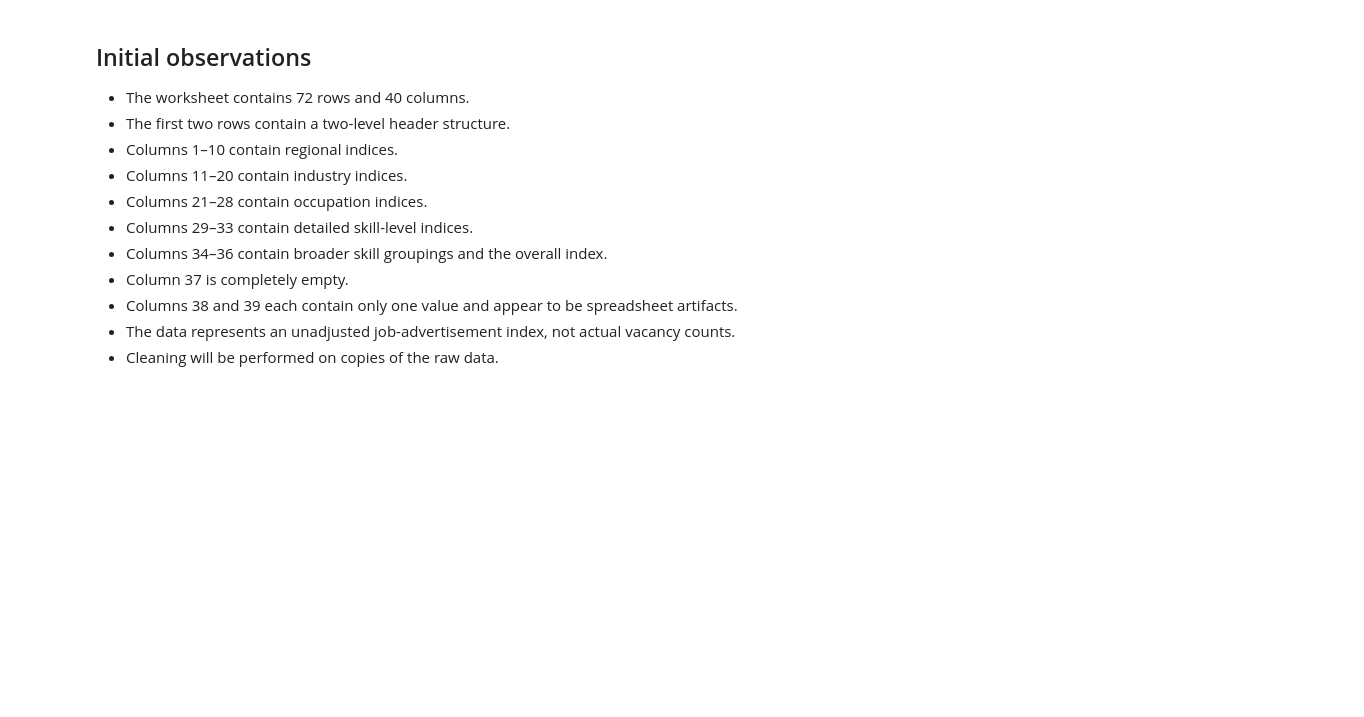
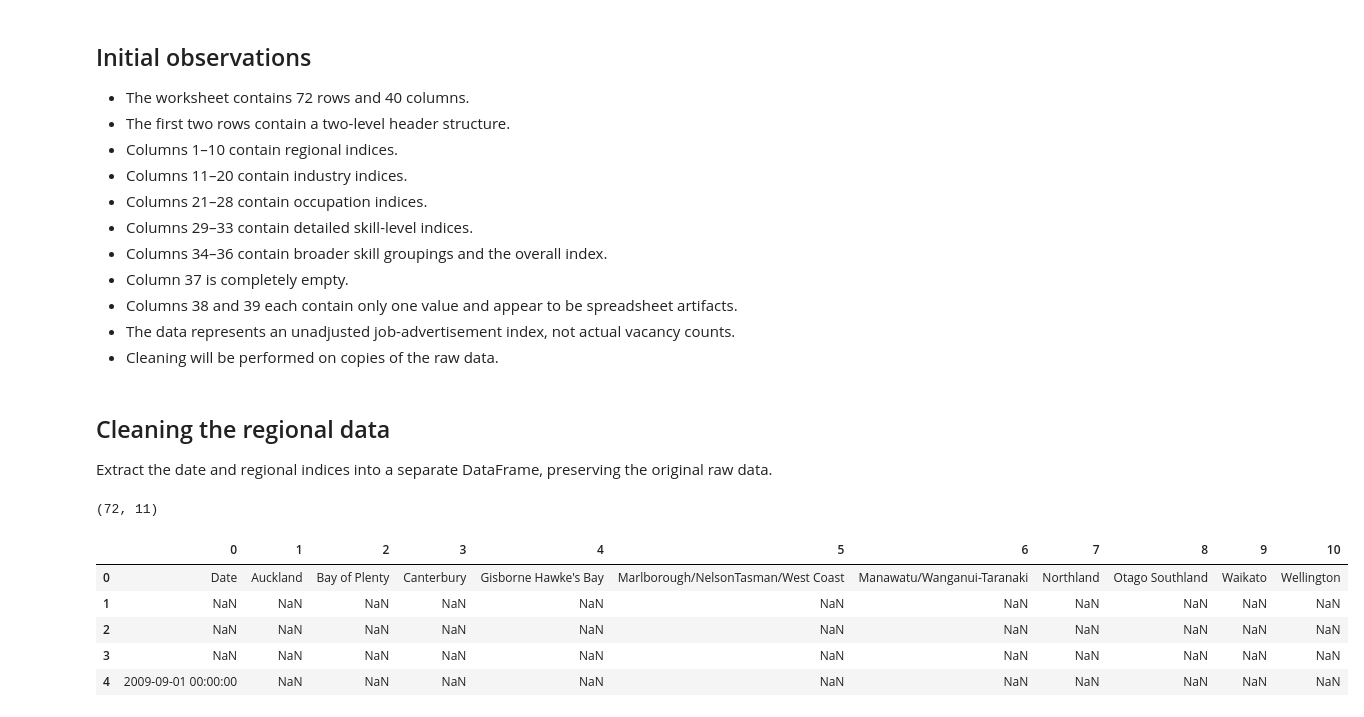
Before and after one commit to kamalpreetsinghh/nz-job-market-data-analysis, a Jupyter notebook: notebooks/01_data_loading.ipynb, the cells around one changed output. Cells and saved outputs as stored; diff of their text form; code cells hidden in the pictures; blank space fills up the shorter version.

```diff
--- a/notebooks/01_data_loading.ipynb
+++ b/notebooks/01_data_loading.ipynb
@@ -153,3 +153,22 @@ dtype: int64
 - Columns 38 and 39 each contain only one value and appear to be spreadsheet artifacts.
 - The data represents an unadjusted job-advertisement index, not actual vacancy counts.
 - Cleaning will be performed on copies of the raw data.
+# %% [markdown]
+## Cleaning the regional data
+
+Extract the date and regional indices into a separate DataFrame, preserving the original raw data.
+# %%
+regional_raw = quarterly_raw.iloc[:, :11].copy()
+
+regional_raw.shape
+# %% [output]
+(72, 11)
+# %%
+regional_raw.head()
+# %% [output]
+|  | 0 | 1 | 2 | 3 | 4 | 5 | 6 | 7 | 8 | 9 | 10 |
+| 0 | Date | Auckland | Bay of Plenty | Canterbury | Gisborne Hawke's Bay | Marlborough/NelsonTasman/West Coast | Manawatu/Wanganui-Taranaki | Northland | Otago Southland | Waikato | Wellington |
+| 1 | NaN | NaN | NaN | NaN | NaN | NaN | NaN | NaN | NaN | NaN | NaN |
+| 2 | NaN | NaN | NaN | NaN | NaN | NaN | NaN | NaN | NaN | NaN | NaN |
+| 3 | NaN | NaN | NaN | NaN | NaN | NaN | NaN | NaN | NaN | NaN | NaN |
+| 4 | 2009-09-01 00:00:00 | NaN | NaN | NaN | NaN | NaN | NaN | NaN | NaN | NaN | NaN |
```
Also changed, not shown: parts of 22 cells of this notebook.
